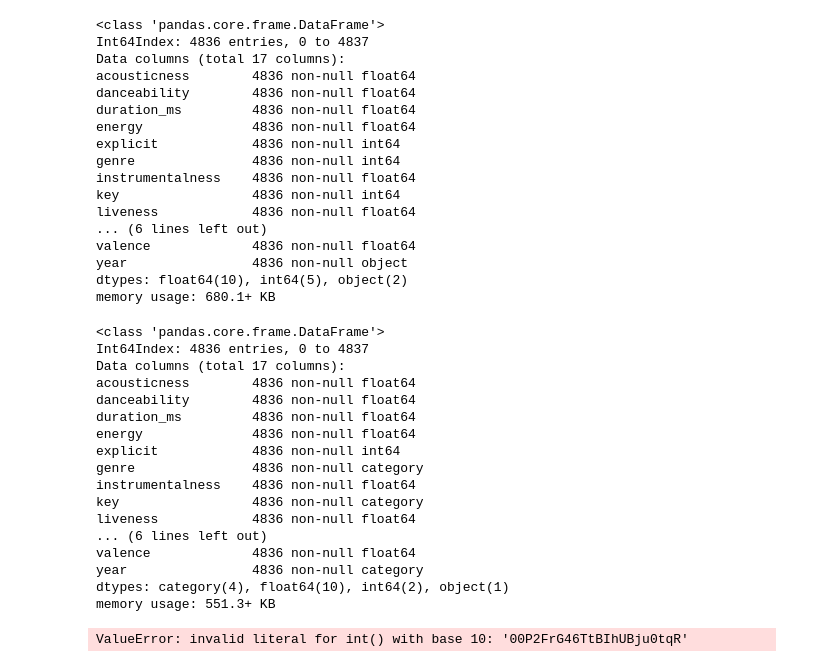
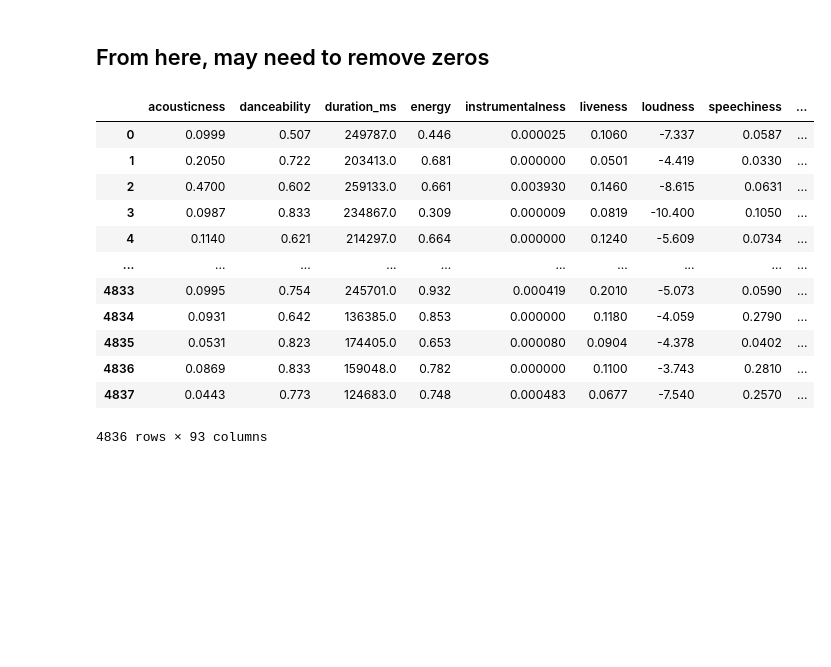
Before and after one commit to zarialevi/ClassifyingMusic, a Jupyter notebook: data_cleaning.ipynb, the cells around one changed output. Drawn from its saved outputs; the diff is of its cells as text; code cells hidden in the pictures; blank space fills up the shorter version.

```diff
--- a/data_cleaning.ipynb
+++ b/data_cleaning.ipynb
@@ -61,20 +102,18 @@ df.to_csv('data/working_clean.csv', index=False)
+# %% [markdown]
+## From here, may need to remove zeros
 # %%
-df.info()
+df
 # %% [output]
+|  | acousticness | danceability | duration_ms | energy | instrumentalness | liveness | loudness | speechiness | ... |
+| 0 | 0.0999 | 0.507 | 249787.0 | 0.446 | 0.000025 | 0.1060 | -7.337 | 0.0587 | ... |
+| 1 | 0.2050 | 0.722 | 203413.0 | 0.681 | 0.000000 | 0.0501 | -4.419 | 0.0330 | ... |
+| 2 | 0.4700 | 0.602 | 259133.0 | 0.661 | 0.003930 | 0.1460 | -8.615 | 0.0631 | ... |
+| 3 | 0.0987 | 0.833 | 234867.0 | 0.309 | 0.000009 | 0.0819 | -10.400 | 0.1050 | ... |
+| 4 | 0.1140 | 0.621 | 214297.0 | 0.664 | 0.000000 | 0.1240 | -5.609 | 0.0734 | ... |
+| ... | ... | ... | ... | ... | ... | ... | ... | ... | ... |
+| 4833 | 0.0995 | 0.754 | 245701.0 | 0.932 | 0.000419 | 0.2010 | -5.073 | 0.0590 | ... |
+| 4834 | 0.0931 | 0.642 | 136385.0 | 0.853 | 0.000000 | 0.1180 | -4.059 | 0.2790 | ... |
+| 4835 | 0.0531 | 0.823 | 174405.0 | 0.653 | 0.000080 | 0.0904 | -4.378 | 0.0402 | ... |
+| 4836 | 0.0869 | 0.833 | 159048.0 | 0.782 | 0.000000 | 0.1100 | -3.743 | 0.2810 | ... |
+| 4837 | 0.0443 | 0.773 | 124683.0 | 0.748 | 0.000483 | 0.0677 | -7.540 | 0.2570 | ... |
-<class 'pandas.core.frame.DataFrame'>
-Int64Index: 4836 entries, 0 to 4837
-Data columns (total 17 columns):
-acousticness        4836 non-null float64
-danceability        4836 non-null float64
-duration_ms         4836 non-null float64
-energy              4836 non-null float64
-explicit            4836 non-null int64
-genre               4836 non-null int64
-instrumentalness    4836 non-null float64
-key                 4836 non-null int64
-liveness            4836 non-null float64
-... (6 lines left out)
-valence             4836 non-null float64
-year                4836 non-null object
-dtypes: float64(10), int64(5), object(2)
-memory usage: 680.1+ KB
+4836 rows × 93 columns
@@ -88,24 +119,0 @@ for x in lst:
-# %%
-df.info()
-# %% [output]
-<class 'pandas.core.frame.DataFrame'>
-Int64Index: 4836 entries, 0 to 4837
-Data columns (total 17 columns):
-acousticness        4836 non-null float64
-danceability        4836 non-null float64
-duration_ms         4836 non-null float64
-energy              4836 non-null float64
-explicit            4836 non-null int64
-genre               4836 non-null category
-instrumentalness    4836 non-null float64
-key                 4836 non-null category
-liveness            4836 non-null float64
-... (6 lines left out)
-valence             4836 non-null float64
-year                4836 non-null category
-dtypes: category(4), float64(10), int64(2), object(1)
-memory usage: 551.3+ KB
-# %%
-df['track_id'] = df['track_id'].astype('str')
-# %% [output]
-ValueError: invalid literal for int() with base 10: '00P2FrG46TtBIhUBju0tqR'
```
Also changed, not shown: parts of 17 cells of this notebook, 4 other files.
